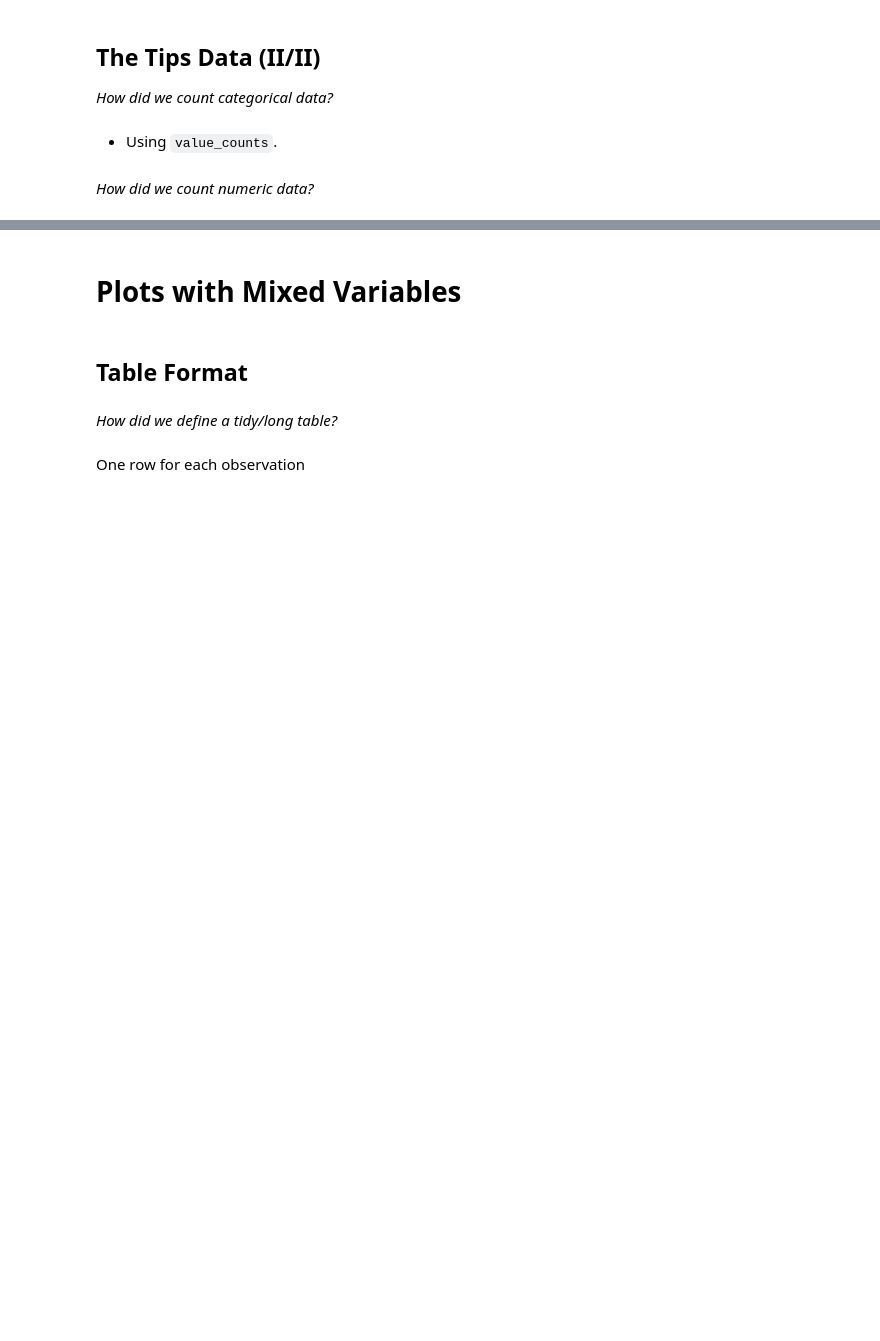
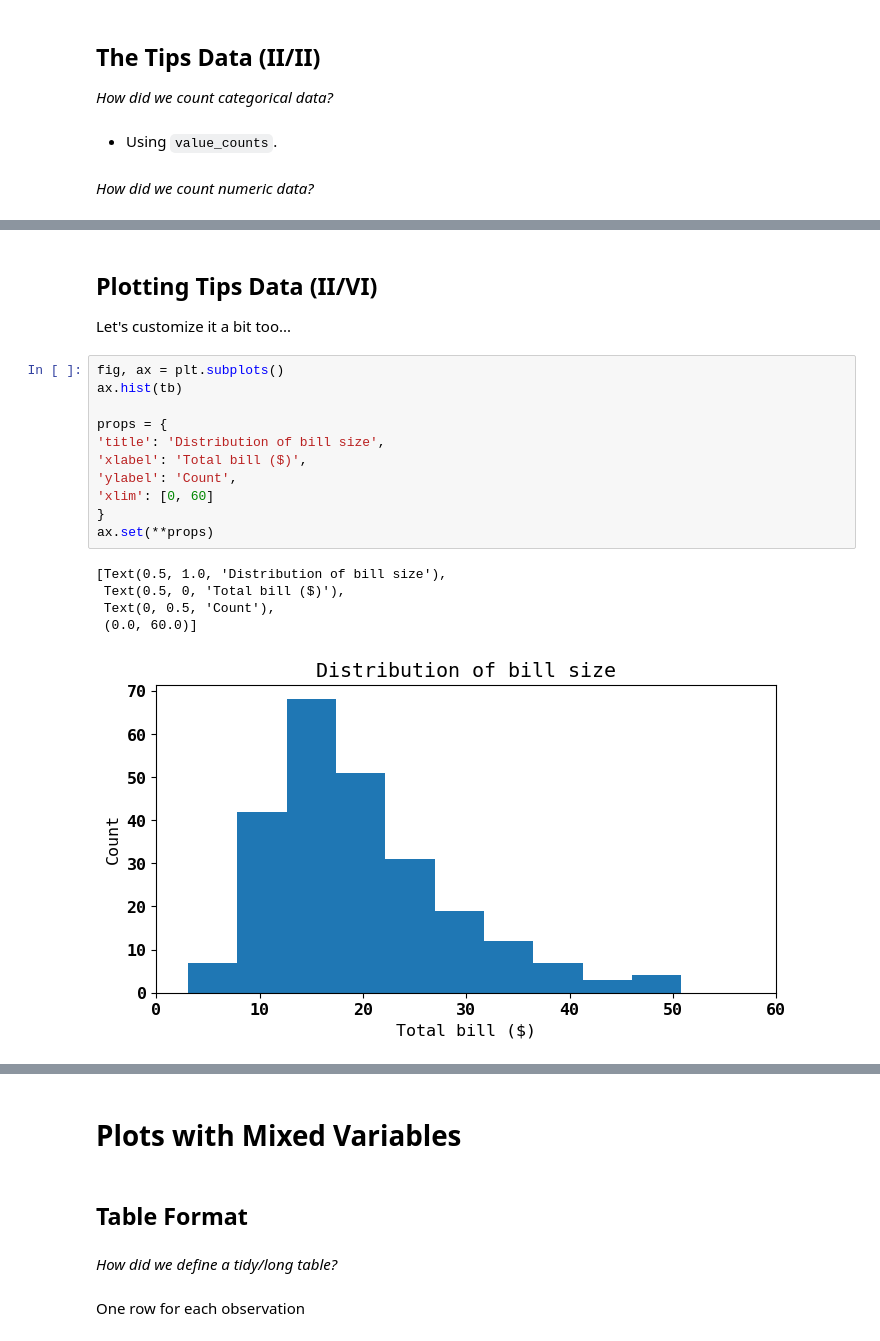
Before and after one commit to joachimkrasmussen/ISDS, a Jupyter notebook: session_3/module_3_slides.ipynb, the cells around one changed output, grey strips where cells are left out. Drawn from its saved outputs; the diff is of its cells as text; blank space fills up the shorter version.

```diff
--- a/session_3/module_3_slides.ipynb
+++ b/session_3/module_3_slides.ipynb
@@ -310,0 +326,20 @@ We can draw plots on the canvas
+# %% [markdown]
+## Plotting Tips Data (II/VI)
+Let's customize it a bit too...
+# %%
+fig, ax = plt.subplots()
+ax.hist(tb)
+
+props = {
+'title': 'Distribution of bill size',
+'xlabel': 'Total bill ($)',
+'ylabel': 'Count',
+'xlim': [0, 60]
+}
+ax.set(**props)
+# %% [output]
+[Text(0.5, 1.0, 'Distribution of bill size'),
+ Text(0.5, 0, 'Total bill ($)'),
+ Text(0, 0.5, 'Count'),
+ (0.0, 60.0)]
+[figure, added]
```
Also changed, not shown: parts of 46 cells of this notebook, 1 other file.
